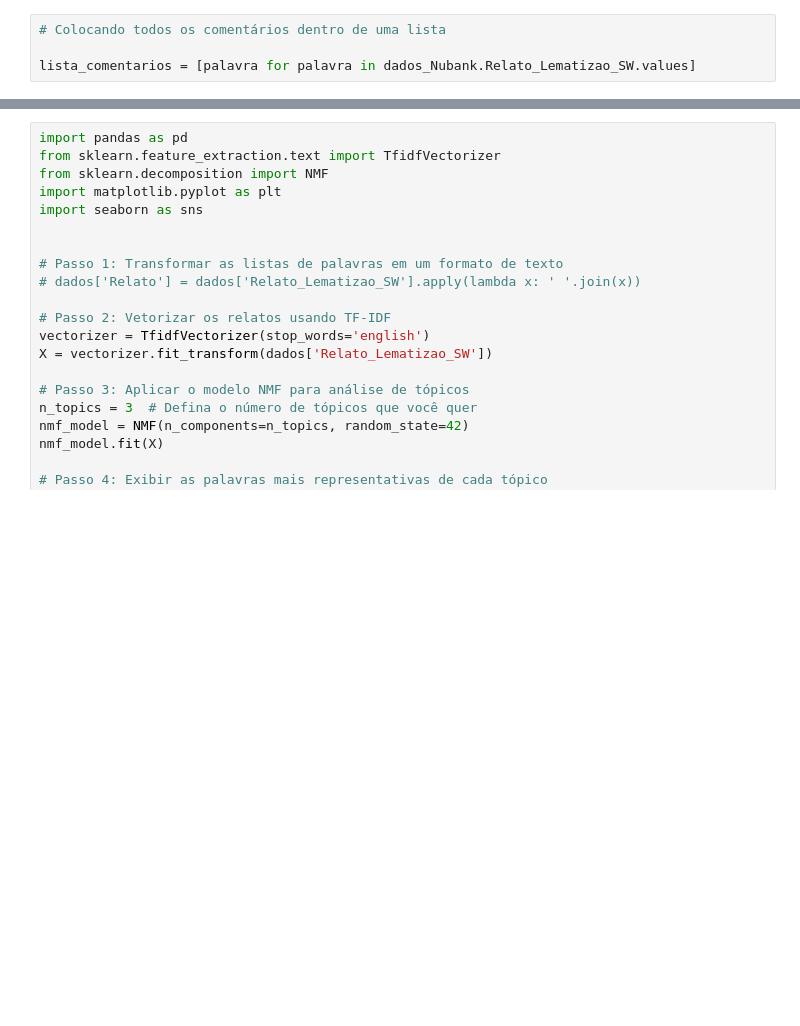
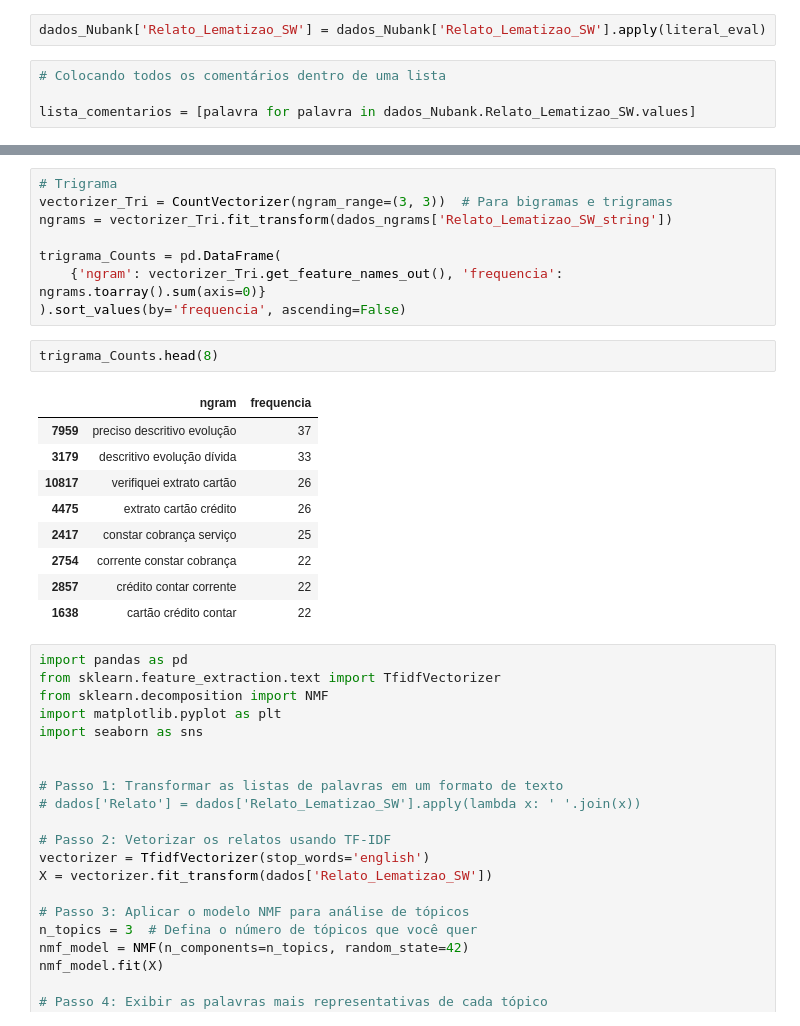
Before and after one commit to alyssonmontovanelli/PLN_Text_Analysis, a Jupyter notebook: PLN/frequency_analysis.ipynb, the cells around one changed output, grey strips where cells are left out. Cells and saved outputs as stored; diff of their text form; blank space fills up the shorter version.

```diff
--- a/PLN/frequency_analysis.ipynb
+++ b/PLN/frequency_analysis.ipynb
@@ -36,6 +43,8 @@ dados_Nubank.head(5)
 dados_Nubank.shape
 # %% [output]
 (484, 2)
+# %%
+dados_Nubank['Relato_Lematizao_SW'] = dados_Nubank['Relato_Lematizao_SW'].apply(literal_eval)
 # %%
 # Colocando todos os comentários dentro de uma lista
 
@@ -67,3 +157,23 @@ array(["['pagamento', 'negociacao']",
+# %%
+# Trigrama
+vectorizer_Tri = CountVectorizer(ngram_range=(3, 3))  # Para bigramas e trigramas
+ngrams = vectorizer_Tri.fit_transform(dados_ngrams['Relato_Lematizao_SW_string'])
+
+trigrama_Counts = pd.DataFrame(
+    {'ngram': vectorizer_Tri.get_feature_names_out(), 'frequencia': ngrams.toarray().sum(axis=0)}
+).sort_values(by='frequencia', ascending=False)
+# %%
+trigrama_Counts.head(8)
+# %% [output]
+|  | ngram | frequencia |
+| 7959 | preciso descritivo evolução | 37 |
+| 3179 | descritivo evolução dívida | 33 |
+| 10817 | verifiquei extrato cartão | 26 |
+| 4475 | extrato cartão crédito | 26 |
+| 2417 | constar cobrança serviço | 25 |
+| 2754 | corrente constar cobrança | 22 |
+| 2857 | crédito contar corrente | 22 |
+| 1638 | cartão crédito contar | 22 |
 # %%
 import pandas as pd
 from sklearn.feature_extraction.text import TfidfVectorizer
```
Also changed, not shown: parts of 23 cells of this notebook.
